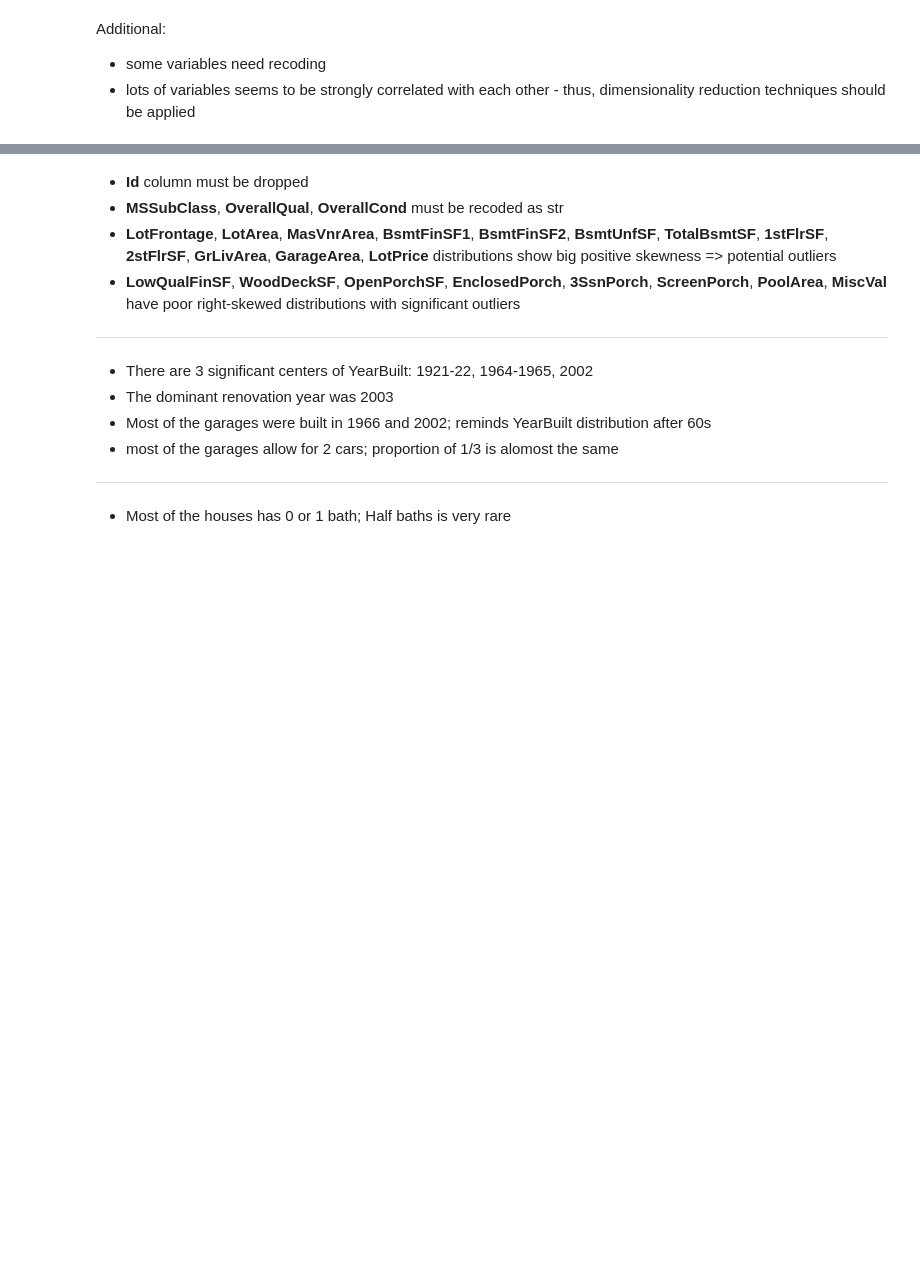
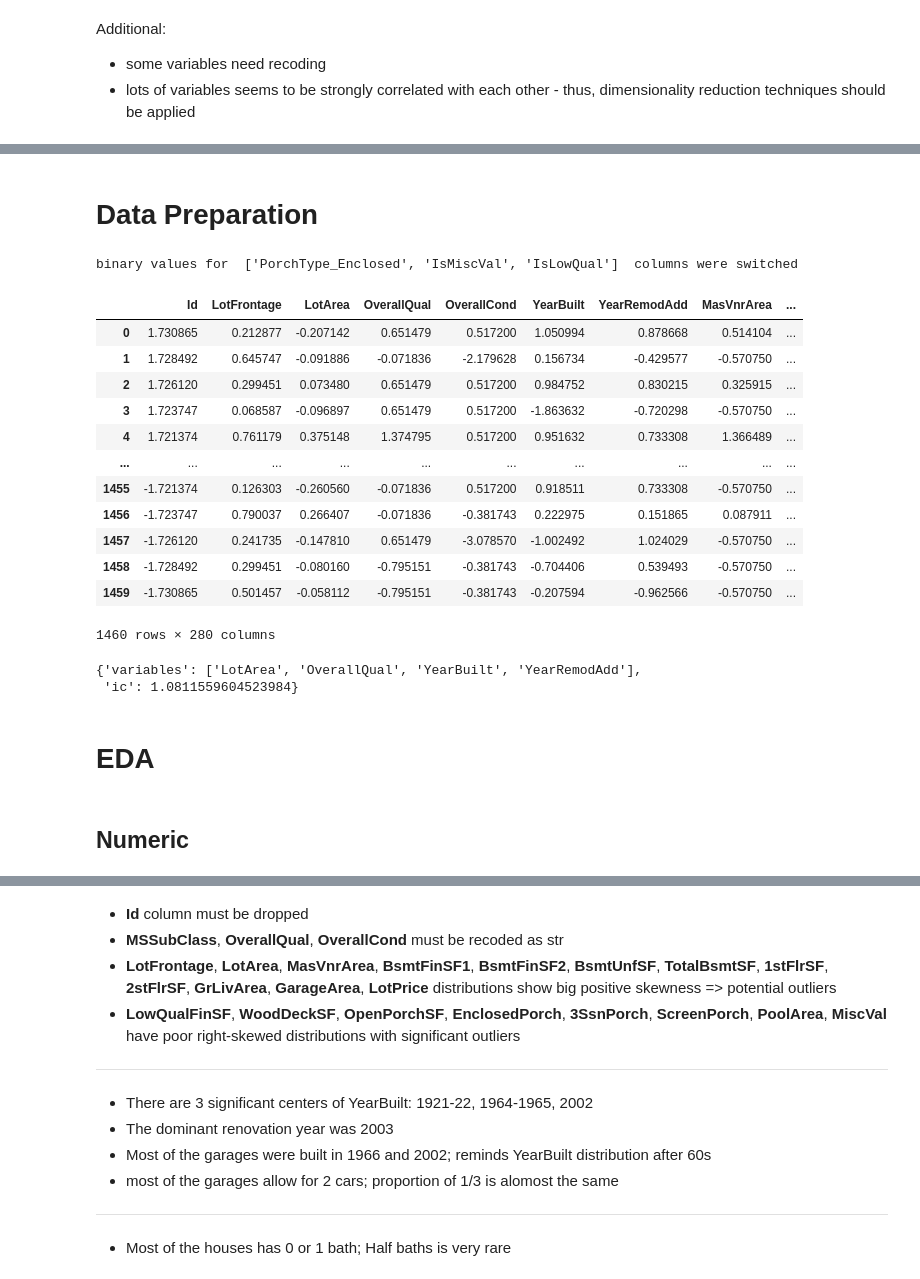
Before and after one commit to yauheni-se/HousePricesPrediction, a Jupyter notebook: HousePricesPrediction.ipynb, the cells around one changed output, grey strips where cells are left out. Drawn from its saved outputs; the diff is of its cells as text; code cells hidden in the pictures; blank space fills up the shorter version.

Commit message:
data preparation and hellwig selection functions added

```diff
--- a/HousePricesPrediction.ipynb
+++ b/HousePricesPrediction.ipynb
@@ -141,0 +128,2 @@ X['GarageYrBlt'] = X['GarageYrBlt'].fillna(X['GarageYrBlt'].min())
+# %% [markdown]
+# Data Preparation
@@ -141,0 +142,17 @@ X['GarageYrBlt'] = X['GarageYrBlt'].fillna(X['GarageYrBlt'].min())
+# %%
+prepare_data(X, 'SalePrice')
+# %% [output]
+binary values for  ['PorchType_Enclosed', 'IsMiscVal', 'IsLowQual']  columns were switched
+|  | Id | LotFrontage | LotArea | OverallQual | OverallCond | YearBuilt | YearRemodAdd | MasVnrArea | ... |
+| 0 | 1.730865 | 0.212877 | -0.207142 | 0.651479 | 0.517200 | 1.050994 | 0.878668 | 0.514104 | ... |
+| 1 | 1.728492 | 0.645747 | -0.091886 | -0.071836 | -2.179628 | 0.156734 | -0.429577 | -0.570750 | ... |
+| 2 | 1.726120 | 0.299451 | 0.073480 | 0.651479 | 0.517200 | 0.984752 | 0.830215 | 0.325915 | ... |
+| 3 | 1.723747 | 0.068587 | -0.096897 | 0.651479 | 0.517200 | -1.863632 | -0.720298 | -0.570750 | ... |
+| 4 | 1.721374 | 0.761179 | 0.375148 | 1.374795 | 0.517200 | 0.951632 | 0.733308 | 1.366489 | ... |
+| ... | ... | ... | ... | ... | ... | ... | ... | ... | ... |
+| 1455 | -1.721374 | 0.126303 | -0.260560 | -0.071836 | 0.517200 | 0.918511 | 0.733308 | -0.570750 | ... |
+| 1456 | -1.723747 | 0.790037 | 0.266407 | -0.071836 | -0.381743 | 0.222975 | 0.151865 | 0.087911 | ... |
+| 1457 | -1.726120 | 0.241735 | -0.147810 | 0.651479 | -3.078570 | -1.002492 | 1.024029 | -0.570750 | ... |
+| 1458 | -1.728492 | 0.299451 | -0.080160 | -0.795151 | -0.381743 | -0.704406 | 0.539493 | -0.570750 | ... |
+| 1459 | -1.730865 | 0.501457 | -0.058112 | -0.795151 | -0.381743 | -0.207594 | -0.962566 | -0.570750 | ... |
+1460 rows × 280 columns
@@ -142 +167,10 @@ X['GarageYrBlt'] = X['GarageYrBlt'].fillna(X['GarageYrBlt'].min())
+# %%
+hellwig_selection(df, 'SalePrice')
+# %% [output]
+{'variables': ['LotArea', 'OverallQual', 'YearBuilt', 'YearRemodAdd'],
+ 'ic': 1.0811559604523984}
+# %% [markdown]
+# EDA
+# %% [markdown]
+## Numeric
 # %%
```
Also changed, not shown: parts of 12 cells of this notebook, 2 other files.
